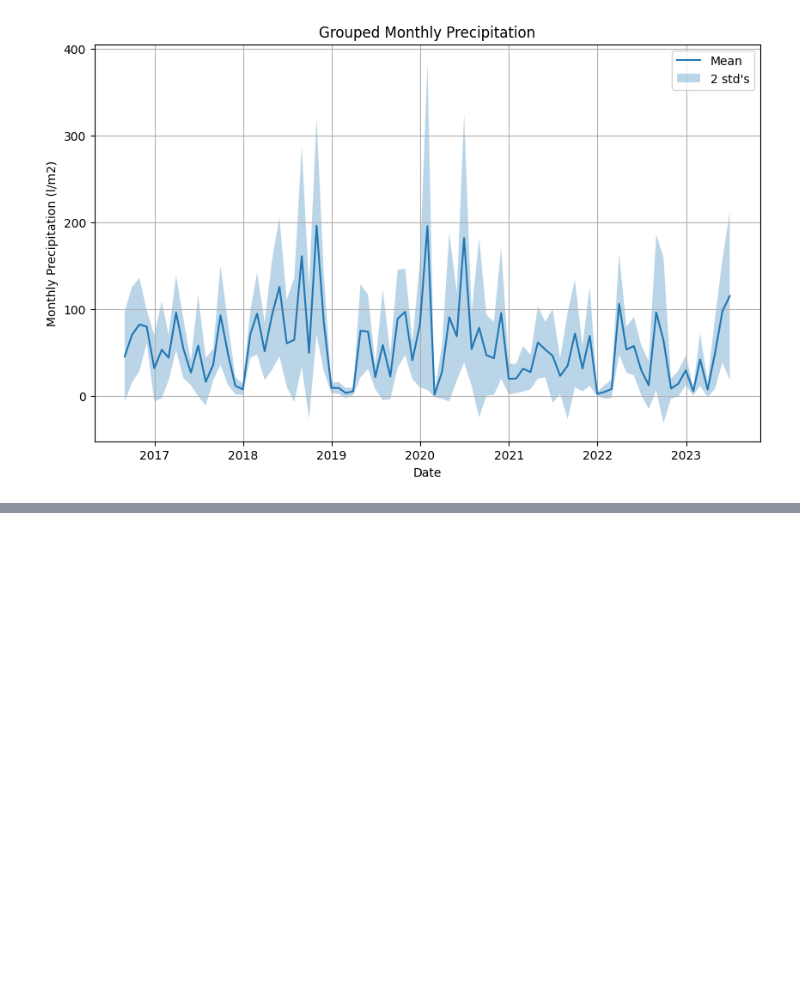
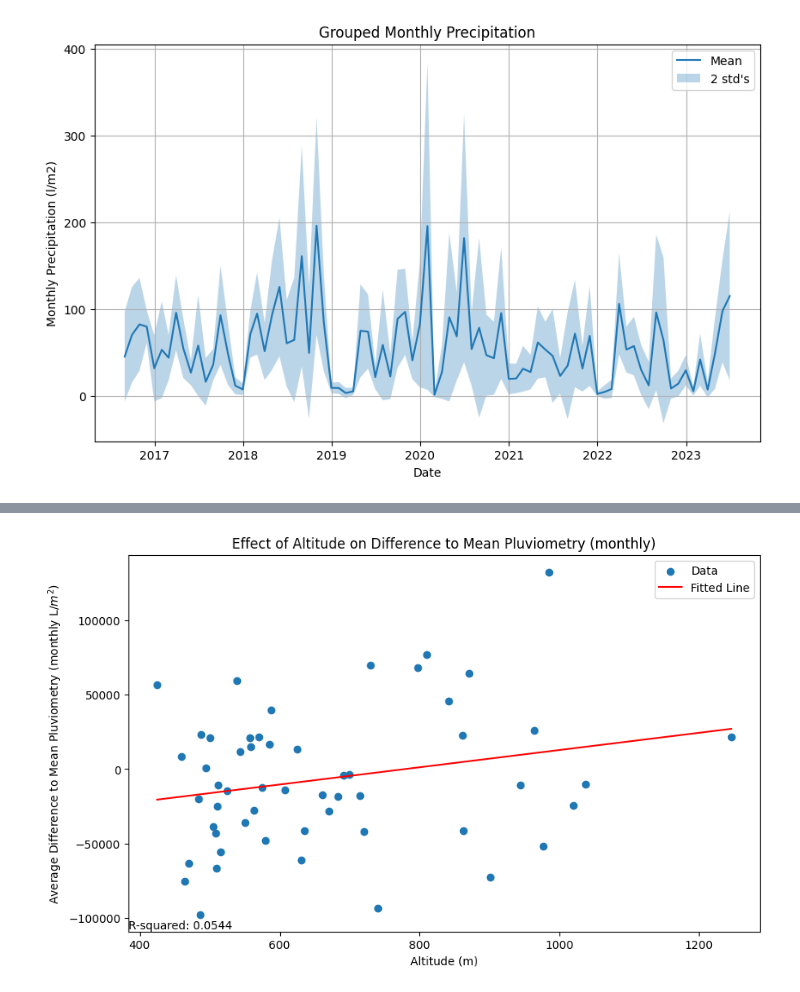
Before and after one commit to marcwatine/CC-LUT, a Jupyter notebook: MeteOsona_Scrapping.ipynb, the cells around one changed output, grey strips where cells are left out. Cells and saved outputs as stored; diff of their text form; code cells hidden in the pictures; blank space fills up the shorter version.

```diff
--- a/MeteOsona_Scrapping.ipynb
+++ b/MeteOsona_Scrapping.ipynb
@@ -186,0 +301,50 @@ plt.show()
+# %%
+df_res['month'] = df_res['date'].dt.month
+df_res['year'] = df_res['date'].dt.year
+
+# Step 3: Calculate Difference to Mean Pluviometry
+df_test = df_res.groupby(['year', 'estacio'])[['daily precipitation (l/m2)', 'altitude (m)']].agg(
+    {'daily precipitation (l/m2)': 'sum', 'altitude (m)': 'mean' }
+).reset_index()
+
+df_test['mean_year_pluvio'] = df_test.groupby(['year'])['daily precipitation (l/m2)'].transform('mean') * 365
+df_test['mean_year_pluvio_estacio'] = df_test.groupby(['year', 'altitude (m)'])['daily precipitation (l/m2)'].transform('mean') * 365
+
+df_test['difference_to_mean'] = df_test['mean_year_pluvio_estacio'] - df_test['mean_year_pluvio']
+
+# Step 4: Analyze the Effect of Altitude
+
+# Group by altitude levels and calculate the average difference to mean pluviometry
+average_difference = df_test.groupby('altitude (m)')['difference_to_mean'].mean().reset_index()
+
+# Step 5: Fit a Line and Calculate R-squared
+
+# Perform linear regression
+X = average_difference[['altitude (m)']]
+y = average_difference['difference_to_mean']
+reg = LinearRegression()
+reg.fit(X, y)
+
+# Predict the values using the linear model
+y_pred = reg.predict(X)
+
+# Calculate R-squared value
+r2 = r2_score(y, y_pred)
+
+# Step 6: Visualize the Effect of Altitude with the Fitted Line
+
+# Plotting the relationship between altitude and average difference to mean pluviometry with the fitted line
+plt.figure(figsize=(10, 6))
+plt.scatter(average_difference['altitude (m)'], average_difference['difference_to_mean'], label='Data')
+plt.plot(X, y_pred, color='red', label='Fitted Line')
+plt.xlabel('Altitude (m)')
+plt.ylabel('Average Difference to Mean Pluviometry (monthly L/$m^2$)')
+plt.title('Effect of Altitude on Difference to Mean Pluviometry (monthly)')
+plt.legend()
+
+# Display R-squared value on the plot
+plt.text(plt.xlim()[0], plt.ylim()[0], f'R-squared: {r2:.4f}', verticalalignment='bottom', horizontalalignment='left')
+
+plt.show()
+# %% [output]
+[figure, added]
```
Also changed, not shown: parts of 12 cells of this notebook.
